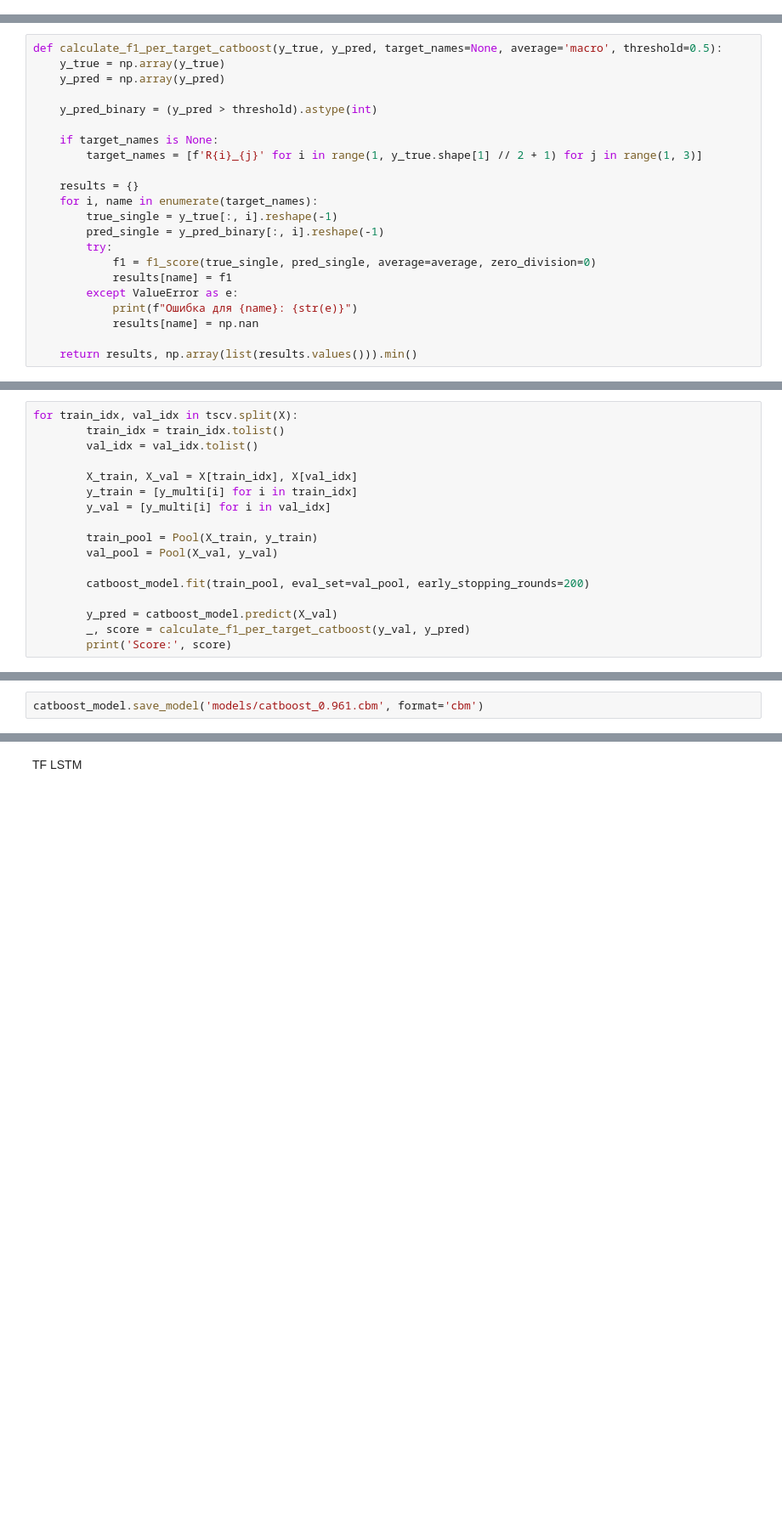
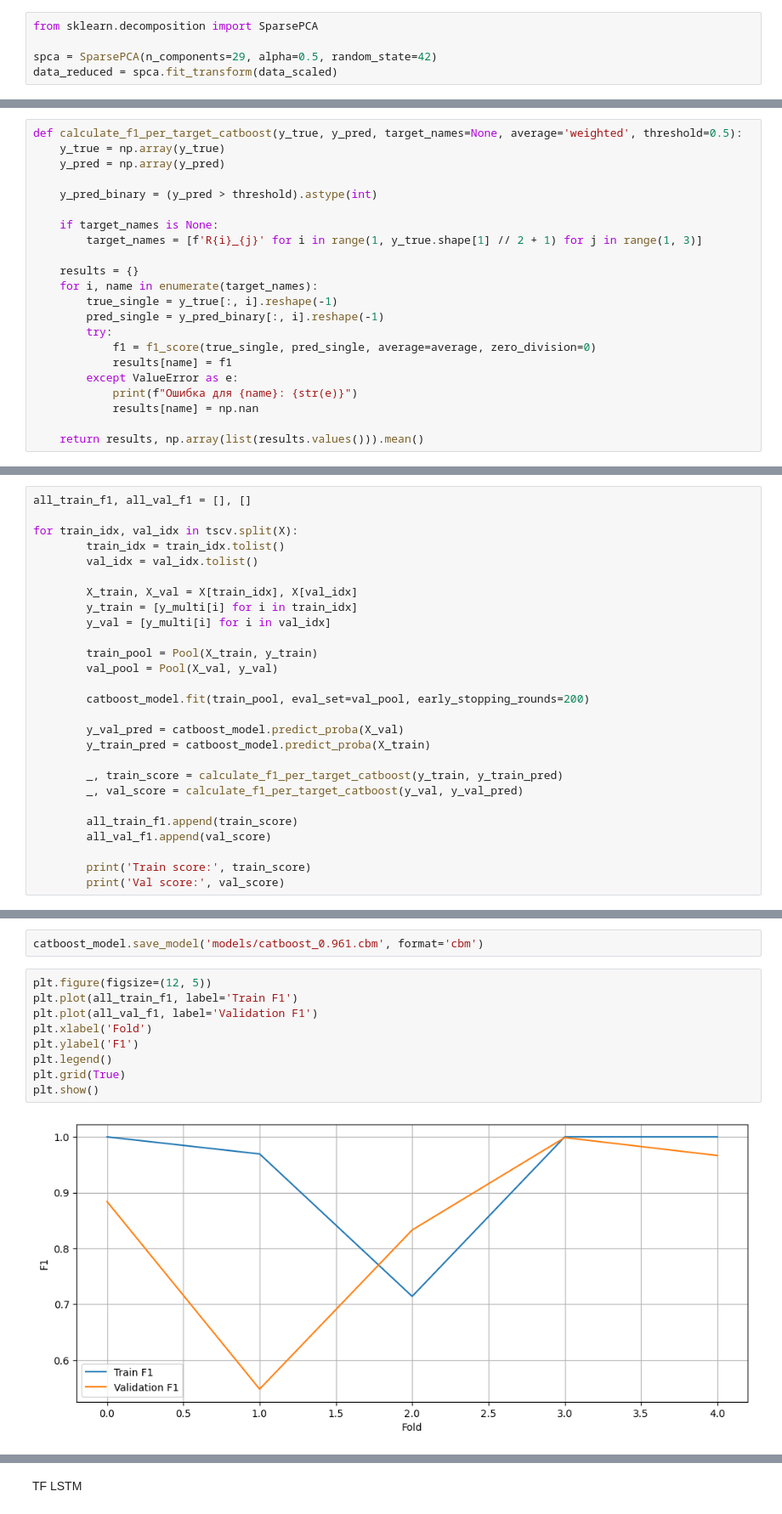
Before and after one commit to Astal2307/PracticeROSAtom, a Jupyter notebook: data_analyze.ipynb, the cells around one changed output, grey strips where cells are left out. Shown at 85% size. Saved outputs shown, nothing was run; the diff lists cells and outputs as text; blank space fills up the shorter version.

Commit message:
Metric change; add models

```diff
--- a/data_analyze.ipynb
+++ b/data_analyze.ipynb
@@ -685,3 +691,8 @@ plt.show()
+# %%
+from sklearn.decomposition import SparsePCA
+
+spca = SparsePCA(n_components=29, alpha=0.5, random_state=42)
+data_reduced = spca.fit_transform(data_scaled)
 # %% [markdown]
 # ОТБОР ФИЧ (CATBOOST)
 # %%
@@ -718,5 +754,5 @@ def calculate_f1_per_target_lstm(y_true, y_pred, target_names=None, average='mac
 # %%
-def calculate_f1_per_target_catboost(y_true, y_pred, target_names=None, average='macro', threshold=0.5):
+def calculate_f1_per_target_catboost(y_true, y_pred, target_names=None, average='weighted', threshold=0.5):
     y_true = np.array(y_true)
     y_pred = np.array(y_pred)
 
@@ -736,7 +772,7 @@ def calculate_f1_per_target_catboost(y_true, y_pred, target_names=None, average=
             print(f"Ошибка для {name}: {str(e)}")
             results[name] = np.nan
 
-    return results, np.array(list(results.values())).min()
+    return results, np.array(list(results.values())).mean()
 # %%
 class CustomMultiLabelMetric(MultiTargetCustomMetric):
     def __init__(self):
@@ -897,6 +972,8 @@ best_params = {'iterations': 2918,
 # %%
 catboost_model = CatBoostClassifier(**best_params)
 # %%
+all_train_f1, all_val_f1 = [], []
+
 for train_idx, val_idx in tscv.split(X):
         train_idx = train_idx.tolist()
         val_idx = val_idx.tolist()
@@ -910,7 +987,15 @@ for train_idx, val_idx in tscv.split(X):
 
         catboost_model.fit(train_pool, eval_set=val_pool, early_stopping_rounds=200)
 
-        y_pred = catboost_model.predict(X_val)
-        _, score = calculate_f1_per_target_catboost(y_val, y_pred)
-        print('Score:', score)
+        y_val_pred = catboost_model.predict_proba(X_val)
+        y_train_pred = catboost_model.predict_proba(X_train)
+
+        _, train_score = calculate_f1_per_target_catboost(y_train, y_train_pred)
+        _, val_score = calculate_f1_per_target_catboost(y_val, y_val_pred)
+
+        all_train_f1.append(train_score)
+        all_val_f1.append(val_score)
+
+        print('Train score:', train_score)
+        print('Val score:', val_score)
 # %% [output]
@@ -958,2 +1043,13 @@ sl, f1
 # %%
 catboost_model.save_model('models/catboost_0.961.cbm', format='cbm')
+# %%
+plt.figure(figsize=(12, 5))
+plt.plot(all_train_f1, label='Train F1')
+plt.plot(all_val_f1, label='Validation F1')
+plt.xlabel('Fold')
+plt.ylabel('F1')
+plt.legend()
+plt.grid(True)
+plt.show()
+# %% [output]
+[figure, added]
```
Also changed, not shown: parts of 52 cells of this notebook, 3 other files.
